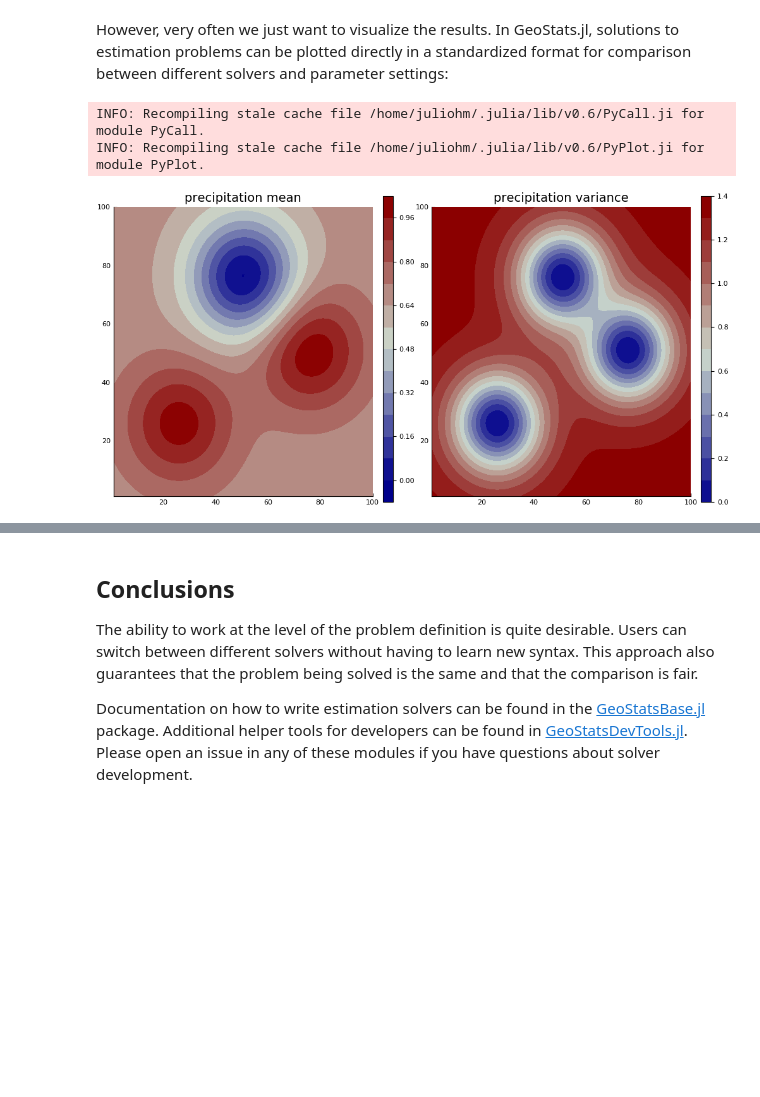
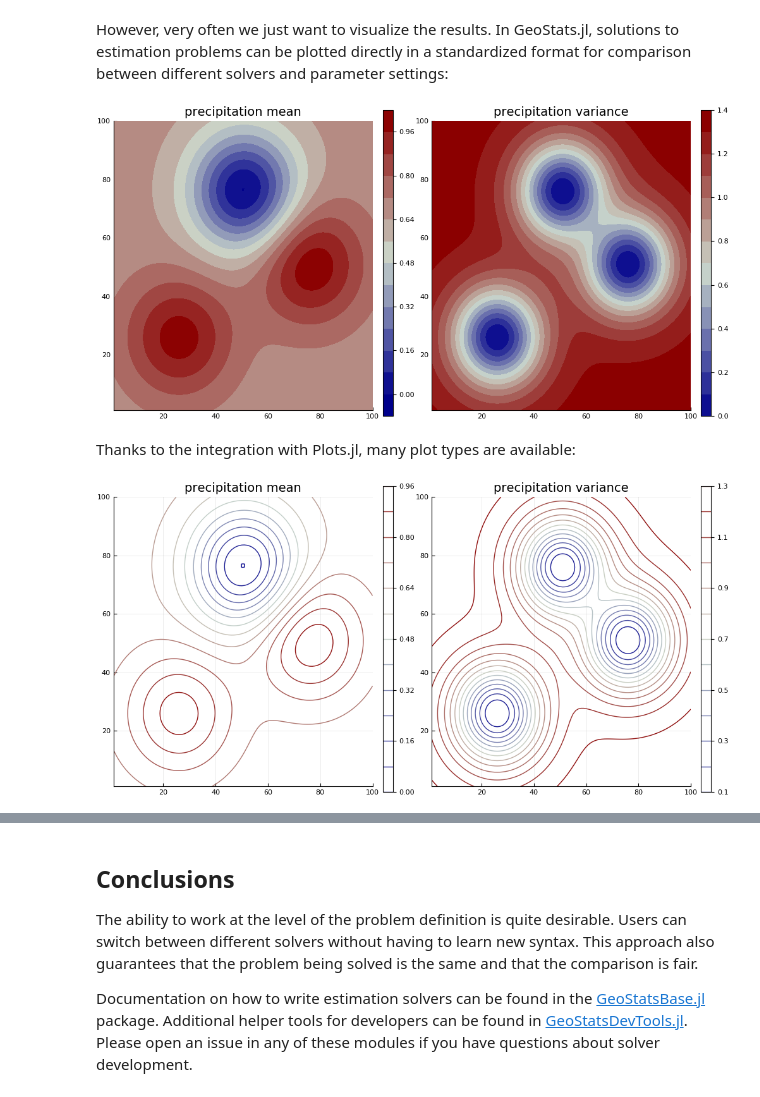
Before and after one commit to JuliaEarth/GeoStats.jl, a Jupyter notebook: examples/EstimationProblems.ipynb, the cells around one changed output, grey strips where cells are left out. Cells and saved outputs as stored; diff of their text form; code cells hidden in the pictures; blank space fills up the shorter version.

```diff
--- a/examples/EstimationProblems.ipynb
+++ b/examples/EstimationProblems.ipynb
@@ -114,10 +114,14 @@ Dict{Symbol,Dict{Symbol,Array{Float64,2}}} with 1 entry:
 # %% [markdown]
 However, very often we just want to visualize the results. In GeoStats.jl, solutions to estimation problems can be plotted directly in a standardized format for comparison between different solvers and parameter settings:
 # %%
-using Plots; pyplot()
+using Plots; pyplot(size=(1000,500))
 
-plot(solution, size=(1000,500))
+plot(solution)
 # %% [output]
-INFO: Recompiling stale cache file /home/juliohm/.julia/lib/v0.6/PyCall.ji for module PyCall.
-INFO: Recompiling stale cache file /home/juliohm/.julia/lib/v0.6/PyPlot.ji for module PyPlot.
 [figure]
+# %% [markdown]
+Thanks to the integration with Plots.jl, many plot types are available:
+# %%
+contour(solution)
+# %% [output]
+[figure, added]
```
Also changed, not shown: parts of 2 cells of this notebook.
